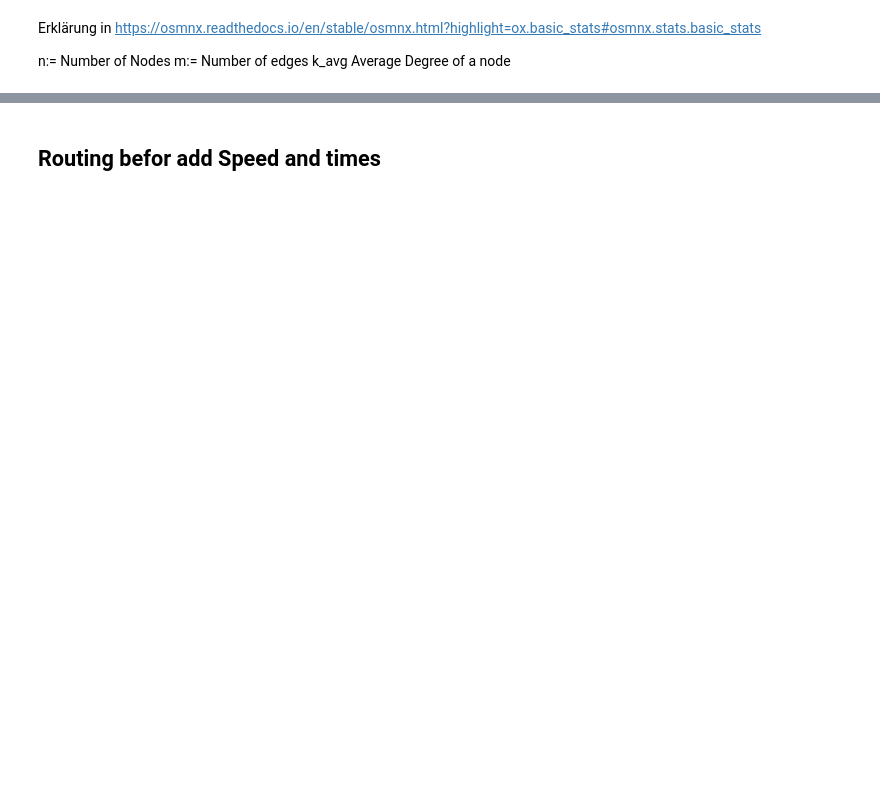
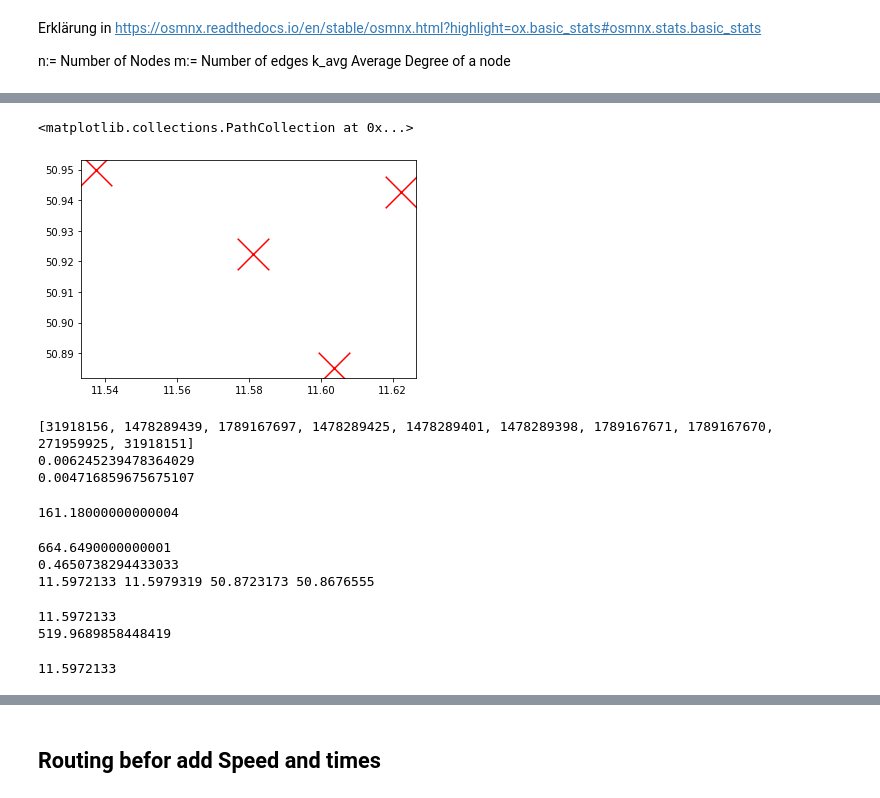
Before and after one commit to Daniel2497/Diskrete_optimierung, a Jupyter notebook: use_osmnx_and_tools/use_map_of_jena.ipynb, the cells around one changed output, grey strips where cells are left out. Cells and saved outputs as stored; diff of their text form; code cells hidden in the pictures; blank space fills up the shorter version.

Commit message:
Euclidean vs Streetdistance

```diff
--- a/use_osmnx_and_tools/use_map_of_jena.ipynb
+++ b/use_osmnx_and_tools/use_map_of_jena.ipynb
@@ -186,0 +215,69 @@ ox.save_graphml(G, filepath="./data/mynetwork.graphml")
+# %%
+plt.scatter(centers[:,0], centers[:,1], marker="x", color='r',s=1000)
+# %% [output]
+<matplotlib.collections.PathCollection at 0x...>
+[figure, added]
+# %%
+lis_nodes_test=ox.distance.shortest_path(G, 31918156, 31918151, weight='length', cpus=1)
+print(lis_nodes_test)
+gdf_nodes.head()
+type(gdf_nodes.head())
+G.nodes[31918156]["x"]
+dist=0
+for i in range(len(lis_nodes_test)-1):
+        node_1=lis_nodes_test[i]
+        node_2=lis_nodes_test[i+1]
+        x_1=G.nodes[node_1]["x"]
+        y_1=G.nodes[node_1]["y"]
+        x_2=G.nodes[node_2]["x"]
+        y_2=G.nodes[node_2]["y"]
+        curr_dis=ox.distance.euclidean_dist_vec(x_1,y_1,x_2,y_2)
+        dist+=curr_dis
+print(dist)
+x_1=G.nodes[31918156]["x"]
+y_1=G.nodes[31918156]["y"]
+x_2=G.nodes[31918151]["x"]
+y_2=G.nodes[31918151]["y"]
+print(ox.distance.euclidean_dist_vec(x_1,y_1,x_2,y_2))
+# %% [output]
+[31918156, 1478289439, 1789167697, 1478289425, 1478289401, 1478289398, 1789167671, 1789167670, 271959925, 31918151]
+0.006245239478364029
+0.004716859675675107
+# %%
+G.edges[(31918156, 1478289439,0)]["length"]
+# %% [output]
+161.18000000000004
+# %%
+lis_nodes_test=ox.distance.shortest_path(G, 31918156, 31918151, weight='length', cpus=1)
+#print(lis_nodes_test)
+#gdf_nodes.head()
+#type(gdf_nodes.head())
+#G.nodes[31918156]["x"]
+dist=0
+for i in range(len(lis_nodes_test)-1):
+        node_1=lis_nodes_test[i]
+        node_2=lis_nodes_test[i+1]
+        curr_dis=G.edges[(node_1,node_2,0)]["length"]
+        dist+=curr_dis
+print(dist)
+print(ox.distance.euclidean_dist_vec(y_1,x_1,y_2,x_2)*71/111*(abs(x_1-x_2)/abs(y_1-y_2))*1000)
+print(x_1,x_2,y_1,y_2)
+# %% [output]
+664.6490000000001
+0.4650738294433033
+11.5972133 11.5979319 50.8723173 50.8676555
+# %%
+
+x_1=G.nodes[31918156]["x"]
+x_2=G.nodes[31918151]["x"]
+y_1=G.nodes[31918156]["y"]
+y_2=G.nodes[31918151]["y"]
+print(x_1)
+print(math.sqrt(((x_1-x_2)*71)**2+((y_1-y_2)*111)**2)*1000)
+# %% [output]
+11.5972133
+519.9689858448419
+# %%
+G.nodes[31918156]["x"]
+# %% [output]
+11.5972133
```
Also changed, not shown: parts of 12 cells of this notebook.
